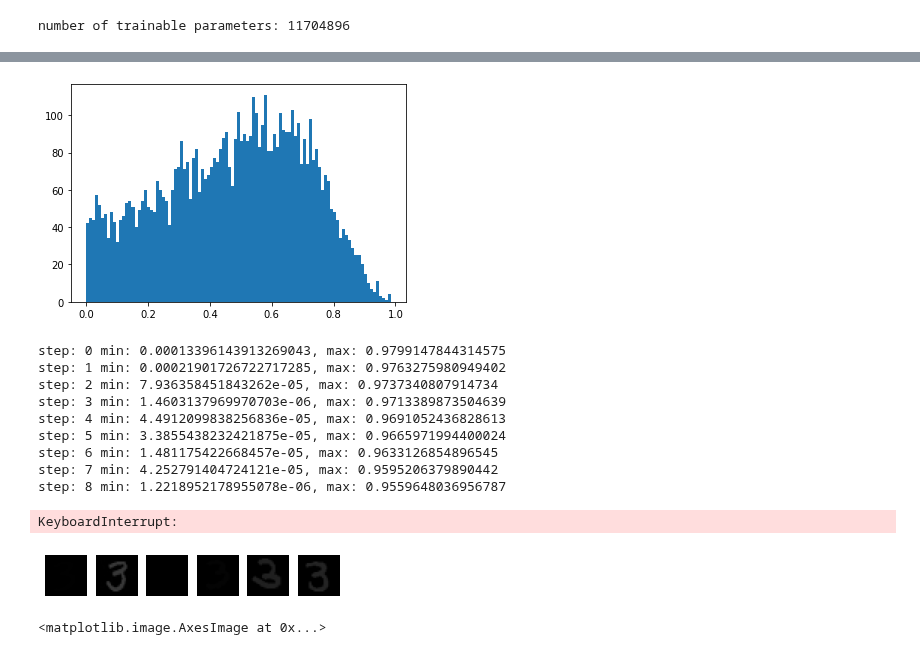
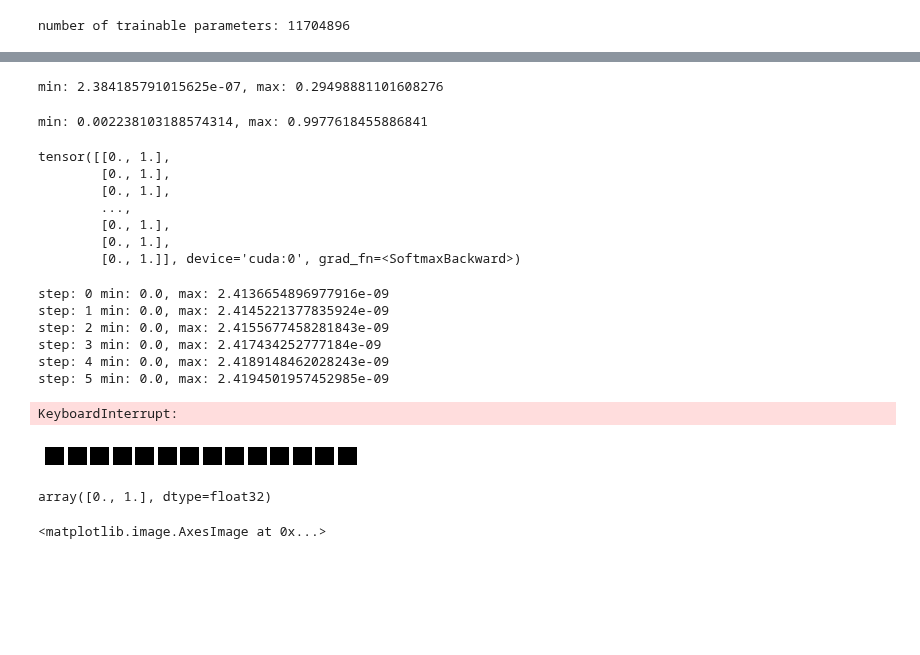
Before and after one commit to giotto-ai/giotto-deep, a Jupyter notebook: examples/MNIST_Decision_Boundray.ipynb, the cells around one changed output, grey strips where cells are left out. Cells and saved outputs as stored; diff of their text form; code cells hidden in the pictures; blank space fills up the shorter version.

```diff
--- a/examples/MNIST_Decision_Boundray.ipynb
+++ b/examples/MNIST_Decision_Boundray.ipynb
@@ -102,8 +106,8 @@ path_dataset = Path(path_dataset)
 threes = (path_dataset/'train/3').ls().sorted()
 sevens = (path_dataset/'train/3').ls().sorted()
 
-three_tensors = torch.stack([tensor(Image.open(o)) for o in threes]).float()/255
-seven_tensors = torch.stack([tensor(Image.open(o)) for o in sevens]).float()/255
+three_tensors = torch.stack([tensor(Image.open(o)) for o in threes]).float()
+seven_tensors = torch.stack([tensor(Image.open(o)) for o in sevens]).float()
 # %%
 torch.save(three_tensors, 'three_tensors.pt')
 torch.save(seven_tensors, 'seven_tensors.pt')
@@ -162,56 +212,75 @@ function_val = function_val.numpy()
-# %%
-#function_val = model(g.get_decision_boundary()).detach().cpu().numpy()[:,0]
-
-hist, _, _ =plt.hist(function_val, bins=101)
-plt.show()
-# %% [output]
-[figure, removed]
+# %%
+sample_points = torch.clamp(g.get_decision_boundary().detach(), 0., 1.)
+# = torch.clamp(model(sample_points).detach(), 0., 1.).cpu().numpy()[:,0]
+f_val = model(g.get_decision_boundary()).detach().cpu()
+#y = torch.topk(f_val, 2).values
+dist_db = np.sqrt((f_val[:, 0] - 0.5)**2*4)
+sample_points_dist_db = np.clip(dist_db2.numpy(), 0., 1.)
+# %%
+print(f'min: {sample_points_dist_db.min()}, max: {sample_points_dist_db.max()}')
+# %% [output]
+min: 2.384185791015625e-07, max: 0.29498881101608276
+# %%
+print(f'min: {f_val.min()}, max: {f_val.max()}')
+# %% [output]
+min: 0.002238103188574314, max: 0.9977618455886841
+# %%
+model(g.get_decision_boundary())
+# %% [output]
+tensor([[0., 1.],
+        [0., 1.],
+        [0., 1.],
+        ...,
+        [0., 1.],
+        [0., 1.],
+        [0., 1.]], device='cuda:0', grad_fn=<SoftmaxBackward>)
 # %%
 for step in range(100):
     g.step(1)
     sample_points = torch.clamp(g.get_decision_boundary().detach(), 0., 1.)
     # = torch.clamp(model(sample_points).detach(), 0., 1.).cpu().numpy()[:,0]
-    f_val = model(g.get_decision_boundary()).detach().cpu()
+    f_val = model(g.get_decision_boundary()).detach().cpu()[:,0]
     #y = torch.topk(f_val, 2).values
-    function_val = np.abs(f_val[:, 0]-f_val[:,1])
-    sample_points_fval = np.clip(function_val.numpy(), 0., 1.)
+    #dist_db = np.sqrt((f_val[:, 0] - 0.5)**2*4)
+    sample_points_dist_db = np.clip(f_val.numpy(), 0., 1.)
 
     pics = sample_points.cpu()
 
-    w=10
-    h=10
+    #w=10
+    #h=10
     fig=plt.figure(figsize=(8, 8))
-    columns = 9
-    rows = 9
+    columns = 20
+    rows = 20
     for i in range(1, columns*rows +1):
         pass
         fig.add_subplot(rows, columns, i)
         pic = pics[i].reshape((28,28)).numpy()
-        pic_rgb = np.moveaxis(np.array([sample_points_fval[i]*pic, sample_points_fval[i]*pic, sample_points_fval[i]*pic]), 0,-1)
+        pic_rgb = sample_points_dist_db[i]*pic
         #print(f'pic min:{pic_rgb.min()} --- {pics[i].min()}')
-        plt.imshow(pic_rgb)
+        plt.imshow(pic_rgb, cmap="gray")
         plt.axis('off')
     #plt.show()
-    print(f'step: {step} min: {sample_points_fval.min()}, max: {sample_points_fval.max()}')
+    print(f'step: {step} min: {sample_points_dist_db.min()}, max: {sample_points_dist_db.max()}')
     plt.savefig('Gradient_Flow_Annimation/gradient_flow{:03d}.png'.format(step))
     plt.close()
 
 
 
     #hist, _, _ =plt.hist(function_val, bins=101)
     #plt.show()
 # %% [output]
-step: 0 min: 0.00013396143913269043, max: 0.9799147844314575
-step: 1 min: 0.00021901726722717285, max: 0.9763275980949402
-step: 2 min: 7.936358451843262e-05, max: 0.9737340807914734
-step: 3 min: 1.4603137969970703e-06, max: 0.9713389873504639
-step: 4 min: 4.4912099838256836e-05, max: 0.9691052436828613
-step: 5 min: 3.3855438232421875e-05, max: 0.9665971994400024
-step: 6 min: 1.481175422668457e-05, max: 0.9633126854896545
-step: 7 min: 4.252791404724121e-05, max: 0.9595206379890442
-step: 8 min: 1.2218952178955078e-06, max: 0.9559648036956787
+step: 0 min: 0.0, max: 2.4136654896977916e-09
+step: 1 min: 0.0, max: 2.4145221377835924e-09
+step: 2 min: 0.0, max: 2.4155677458281843e-09
+step: 3 min: 0.0, max: 2.417434252777184e-09
+step: 4 min: 0.0, max: 2.4189148462028243e-09
+step: 5 min: 0.0, max: 2.4194501957452985e-09
 KeyboardInterrupt:
-[figure, old version]
+[figure, new version]
+# %%
+sample_points_dist_db[i]
+# %% [output]
+array([0., 1.], dtype=float32)
 # %%
 plt.imshow(pic_rgb*0.5)
 # %% [output]
```
Also changed, not shown: parts of 10 cells of this notebook.
